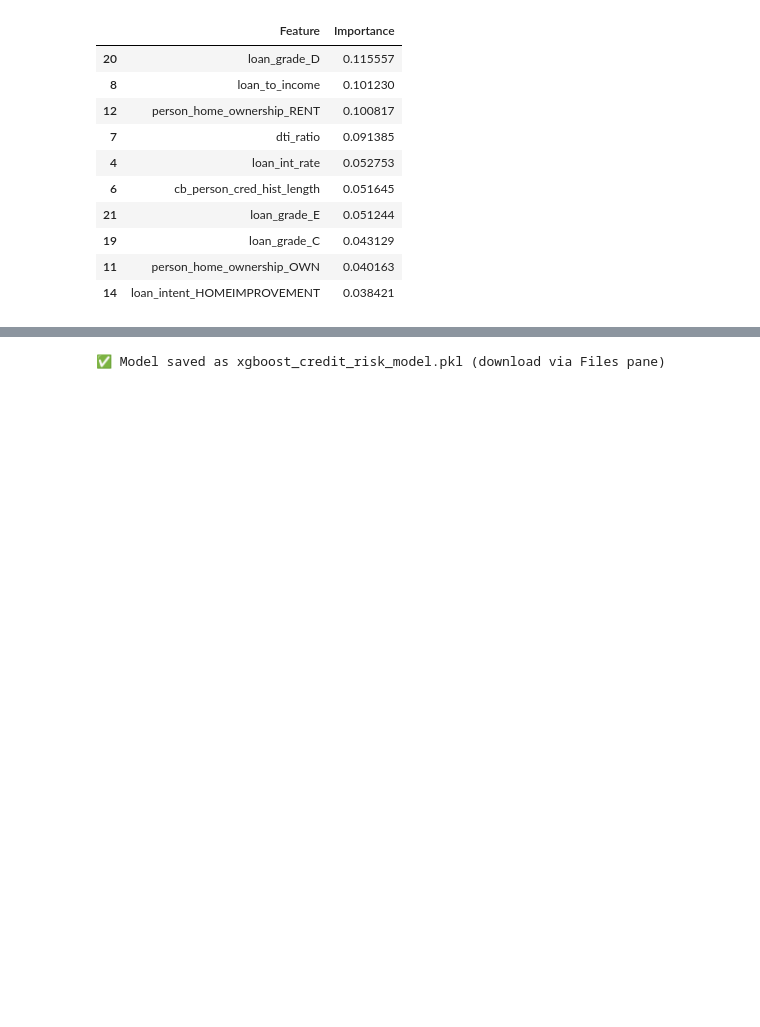
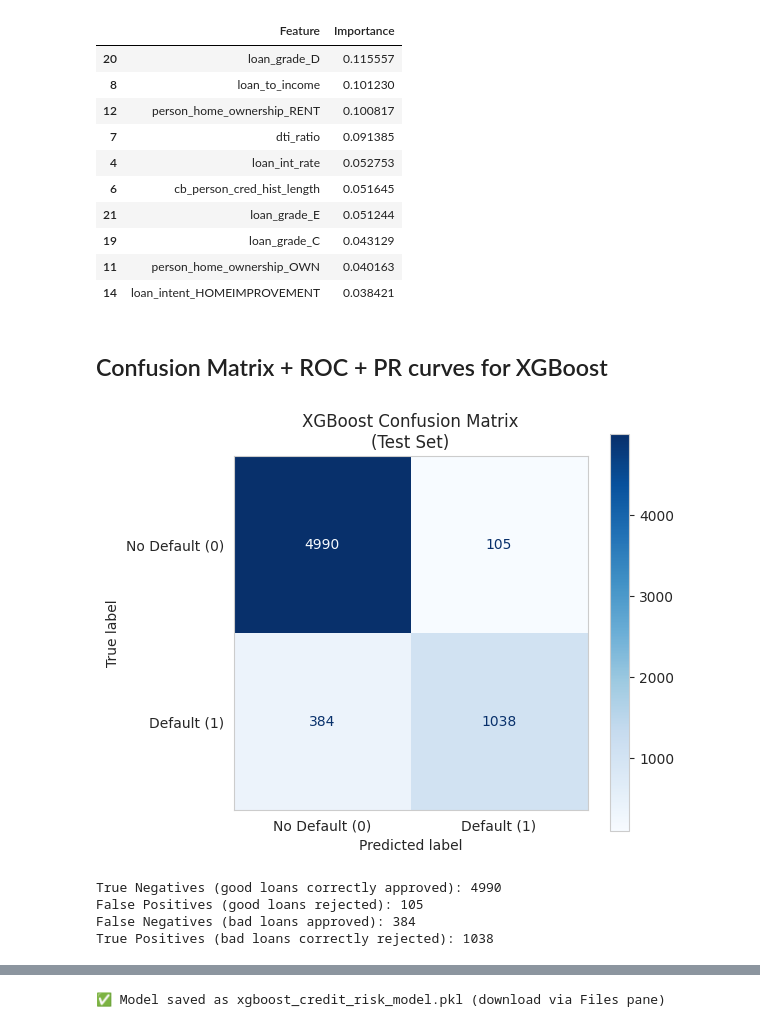
Before and after one commit to GurionRamapoguSajeevan/credit-risk-modeling-ML-pipeline, a Jupyter notebook: Credit_risk_main_code.ipynb, the cells around one changed output, grey strips where cells are left out. Saved outputs shown, nothing was run; the diff lists cells and outputs as text; code cells hidden in the pictures; blank space fills up the shorter version.

Commit message:
Added Confusion matrix, ROC curve and PR curve for XGB model

```diff
--- a/Credit_risk_main_code.ipynb
+++ b/Credit_risk_main_code.ipynb
@@ -518,3 +518,40 @@ Top 10 Features (XGBoost):
 | 19 | loan_grade_C | 0.043129 |
 | 11 | person_home_ownership_OWN | 0.040163 |
 | 14 | loan_intent_HOMEIMPROVEMENT | 0.038421 |
+# %% [markdown]
+## Confusion Matrix + ROC + PR curves for XGBoost
+# %%
+from sklearn.metrics import confusion_matrix, ConfusionMatrixDisplay
+from sklearn.metrics import roc_curve, precision_recall_curve
+import matplotlib.pyplot as plt
+import seaborn as sns
+
+# ─── Predictions ─────────────────────────────────────────────────────────
+y_pred_xgb = xgb.predict(X_test)
+y_prob_xgb = xgb.predict_proba(X_test)[:, 1]
+
+# ─── 1. Confusion Matrix ─────────────────────────────────────────────────
+cm = confusion_matrix(y_test, y_pred_xgb)
+
+fig, ax = plt.subplots(figsize=(6, 5))
+disp = ConfusionMatrixDisplay(confusion_matrix=cm,
+                              display_labels=['No Default (0)', 'Default (1)'])
+disp.plot(ax=ax, cmap='Blues', values_format='d')
+
+plt.title("XGBoost Confusion Matrix\n(Test Set)")
+plt.grid(False)
+plt.tight_layout()
+plt.show()
+
+# Print counts
+tn, fp, fn, tp = cm.ravel()
+print(f"True Negatives (good loans correctly approved): {tn}")
+print(f"False Positives (good loans rejected): {fp}")
+print(f"False Negatives (bad loans approved): {fn}")
+print(f"True Positives (bad loans correctly rejected): {tp}")
+# %% [output]
+[figure, added]
+True Negatives (good loans correctly approved): 4990
+False Positives (good loans rejected): 105
+False Negatives (bad loans approved): 384
+True Positives (bad loans correctly rejected): 1038
```
Also changed, not shown: parts of 4 cells of this notebook.
